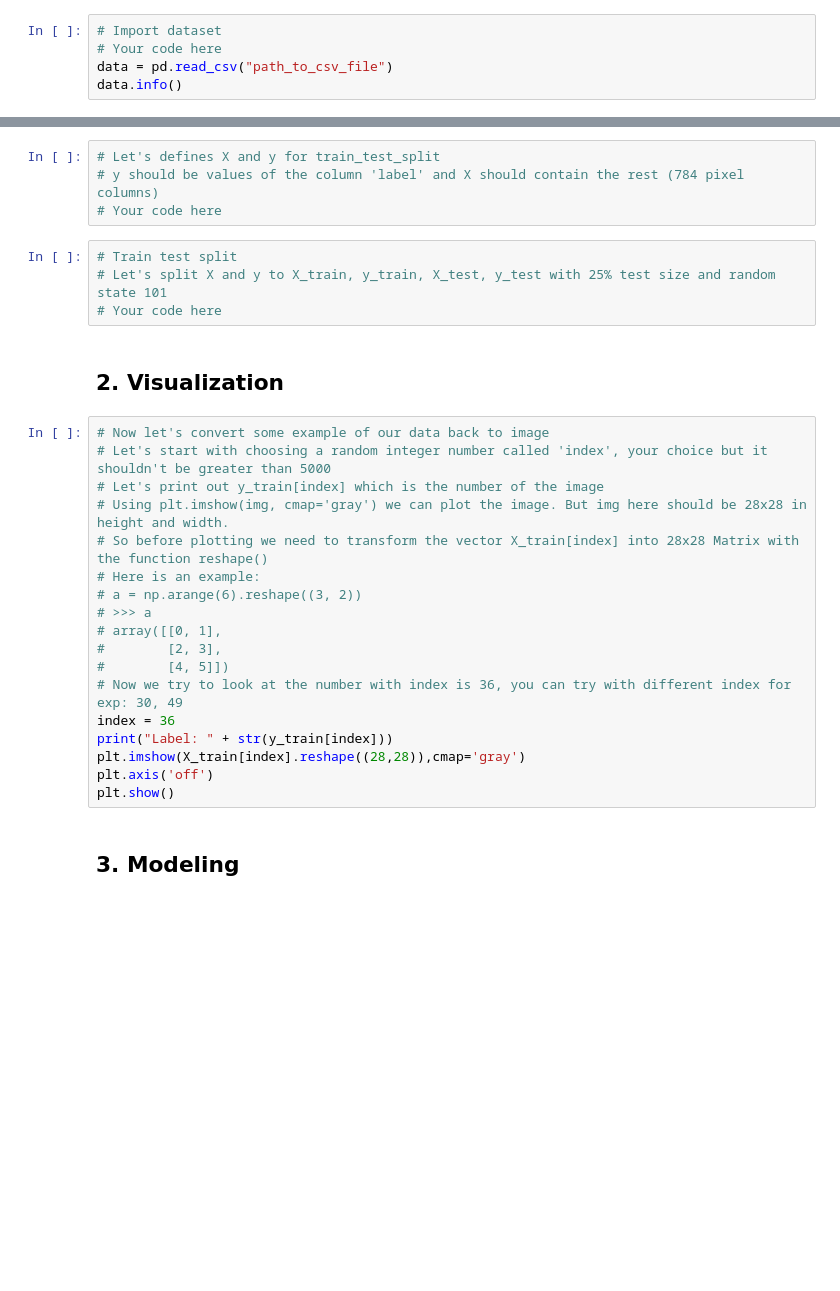
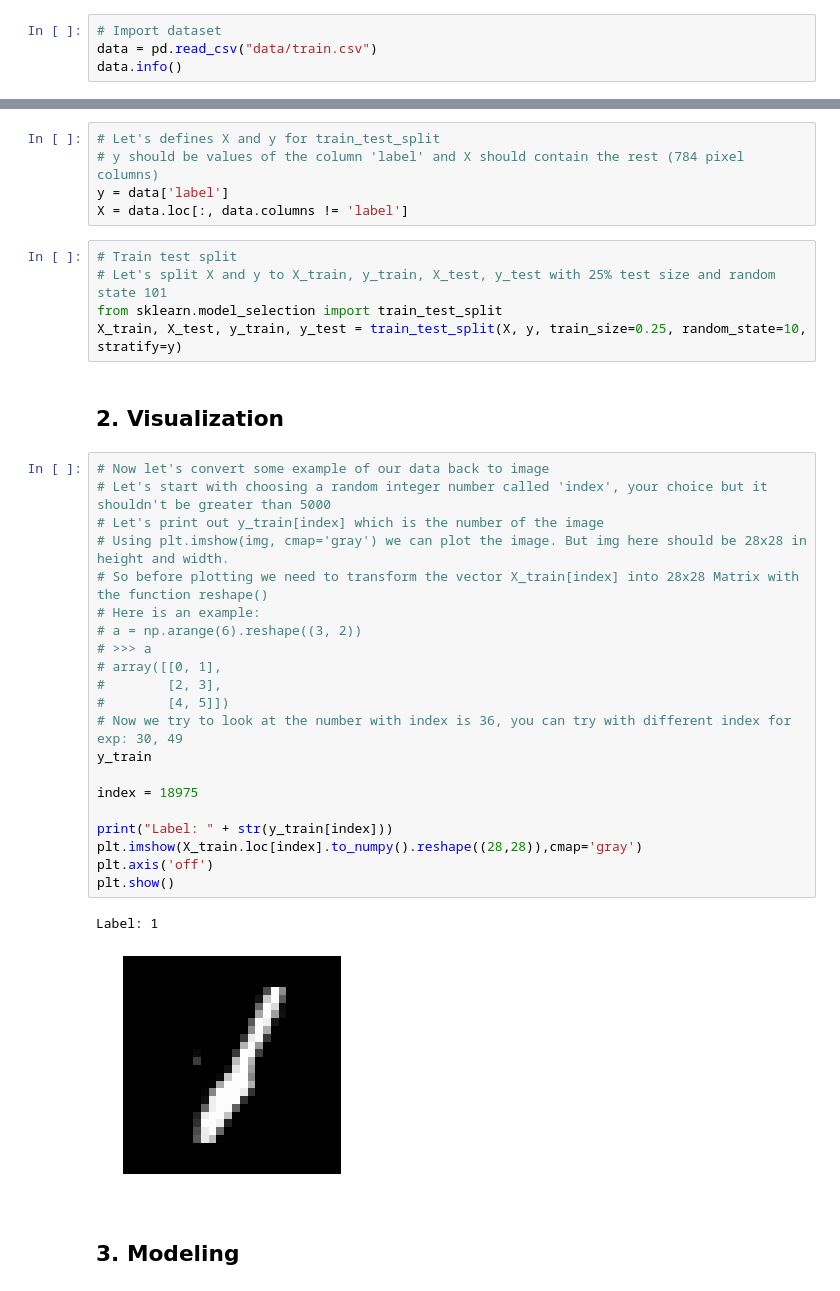
Before and after one commit to huynhducduy/DevC-Data-Sci, a Jupyter notebook: Labs/7/W4-Lab.ipynb, the cells around one changed output, grey strips where cells are left out. Cells and saved outputs as stored; diff of their text form; blank space fills up the shorter version.

```diff
--- a/Labs/7/W4-Lab.ipynb
+++ b/Labs/7/W4-Lab.ipynb
@@ -43,6 +43,5 @@ from sklearn.tree import DecisionTreeClassifier
 from sklearn.metrics import accuracy_score, confusion_matrix
 # %%
 # Import dataset
-# Your code here
-data = pd.read_csv("path_to_csv_file")
+data = pd.read_csv("data/train.csv")
 data.info()
@@ -76,31 +107,39 @@ Visually, if we omit the "pixel" prefix, the pixels make up the image like this:
 # %%
 # Let's defines X and y for train_test_split
 # y should be values of the column 'label' and X should contain the rest (784 pixel columns)
-# Your code here
+y = data['label']
+X = data.loc[:, data.columns != 'label']
 # %%
 # Train test split
 # Let's split X and y to X_train, y_train, X_test, y_test with 25% test size and random state 101
-# Your code here
+from sklearn.model_selection import train_test_split
+X_train, X_test, y_train, y_test = train_test_split(X, y, train_size=0.25, random_state=10, stratify=y)
 # %% [markdown]
 ## 2. Visualization
 # %%
 # Now let's convert some example of our data back to image
 # Let's start with choosing a random integer number called 'index', your choice but it shouldn't be greater than 5000
 # Let's print out y_train[index] which is the number of the image
 # Using plt.imshow(img, cmap='gray') we can plot the image. But img here should be 28x28 in height and width.
 # So before plotting we need to transform the vector X_train[index] into 28x28 Matrix with the function reshape()
 # Here is an example:
 # a = np.arange(6).reshape((3, 2))
 # >>> a
 # array([[0, 1],
 #        [2, 3],
 #        [4, 5]])
 # Now we try to look at the number with index is 36, you can try with different index for exp: 30, 49
-index = 36
+y_train
+
+index = 18975
+
 print("Label: " + str(y_train[index]))
-plt.imshow(X_train[index].reshape((28,28)),cmap='gray')
+plt.imshow(X_train.loc[index].to_numpy().reshape((28,28)),cmap='gray')
 plt.axis('off')
 plt.show()
+# %% [output]
+Label: 1
+[figure, added]
 # %% [markdown]
 ## 3. Modeling
 # %%
```
Also changed, not shown: parts of 5 cells of this notebook, 1 other file.
